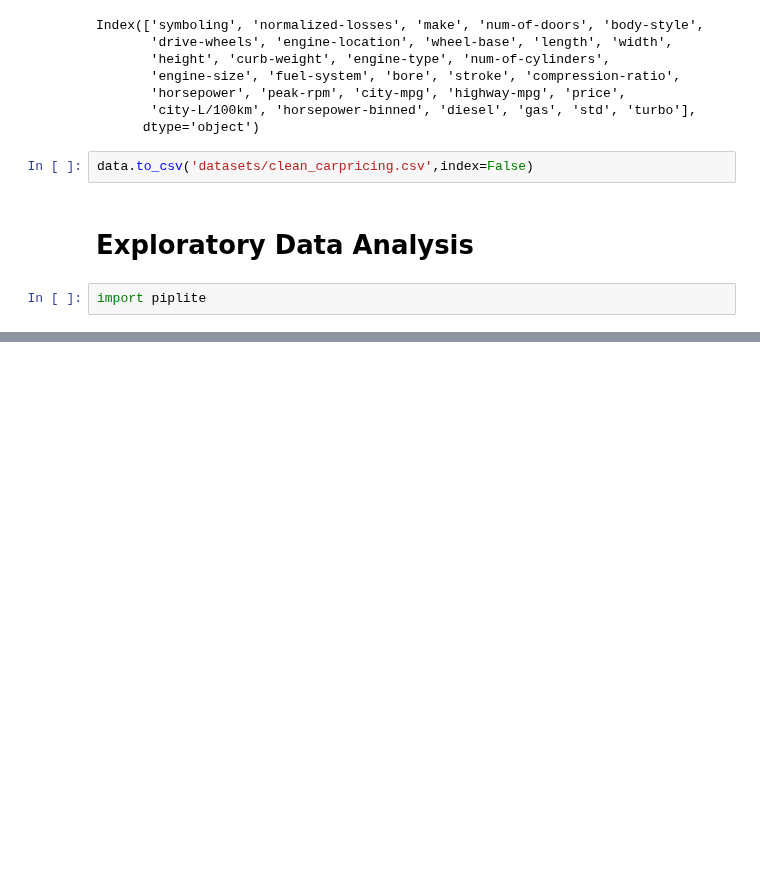
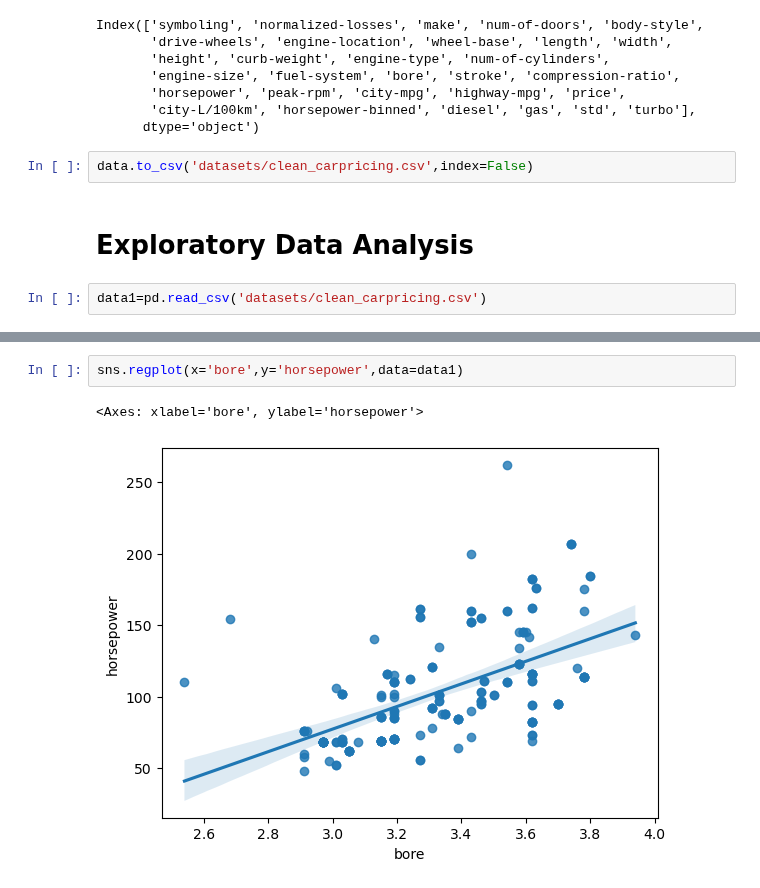
Before and after one commit to Immortal-Pi/IBMdatascience, a Jupyter notebook: dataAnalysis/carPricingDataset.ipynb, the cells around one changed output, grey strips where cells are left out. Cells and saved outputs as stored; diff of their text form; blank space fills up the shorter version.

```diff
--- a/dataAnalysis/carPricingDataset.ipynb
+++ b/dataAnalysis/carPricingDataset.ipynb
@@ -639,4 +640,4 @@ data.to_csv('datasets/clean_carpricing.csv',index=False)
 # %% [markdown]
 # Exploratory Data Analysis
 # %%
-import piplite
+data1=pd.read_csv('datasets/clean_carpricing.csv')
@@ -644,0 +689,5 @@ ModuleNotFoundError: No module named 'piplite'
+# %%
+sns.regplot(x='bore',y='horsepower',data=data1)
+# %% [output]
+<Axes: xlabel='bore', ylabel='horsepower'>
+[figure, added]
```
Also changed, not shown: parts of 23 cells of this notebook.
